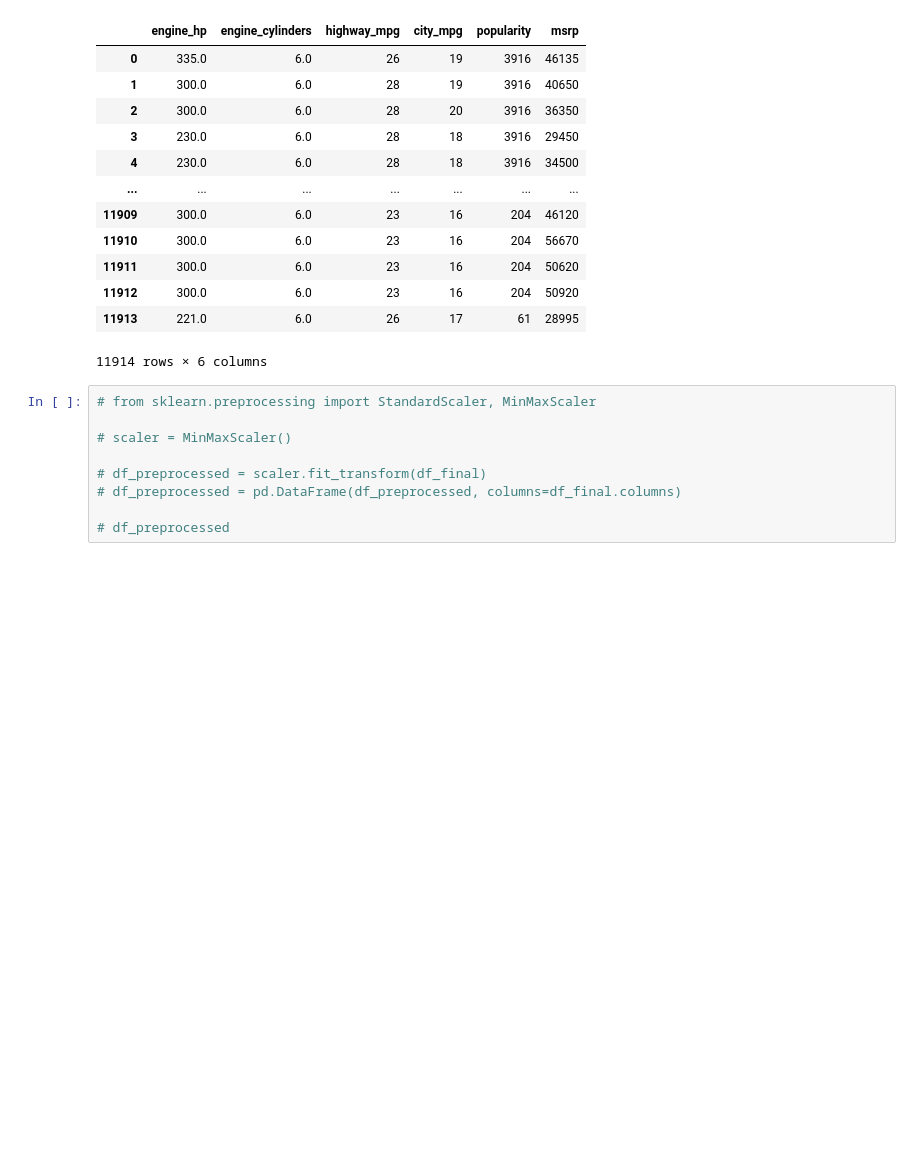
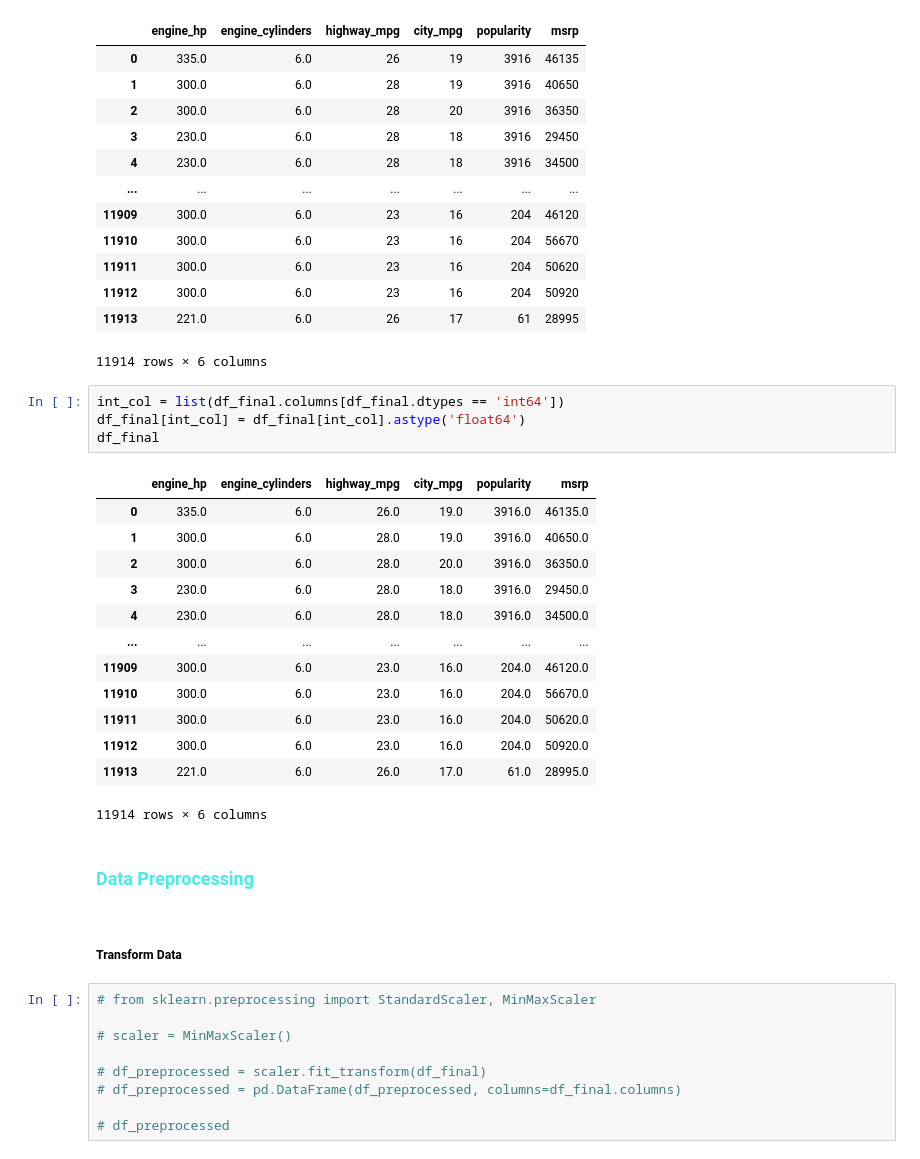
Before and after one commit to afbudiman/ML-Notebook, a Jupyter notebook: car_price_prediction.ipynb, the cells around one changed output. Cells and saved outputs as stored; diff of their text form; blank space fills up the shorter version.

```diff
--- a/car_price_prediction.ipynb
+++ b/car_price_prediction.ipynb
@@ -166,6 +382,28 @@ df_final
 | 11912 | 300.0 | 6.0 | 23 | 16 | 204 | 50920 |
 | 11913 | 221.0 | 6.0 | 26 | 17 | 61 | 28995 |
 11914 rows × 6 columns
+# %%
+int_col = list(df_final.columns[df_final.dtypes == 'int64'])
+df_final[int_col] = df_final[int_col].astype('float64')
+df_final
+# %% [output]
+|  | engine_hp | engine_cylinders | highway_mpg | city_mpg | popularity | msrp |
+| 0 | 335.0 | 6.0 | 26.0 | 19.0 | 3916.0 | 46135.0 |
+| 1 | 300.0 | 6.0 | 28.0 | 19.0 | 3916.0 | 40650.0 |
+| 2 | 300.0 | 6.0 | 28.0 | 20.0 | 3916.0 | 36350.0 |
+| 3 | 230.0 | 6.0 | 28.0 | 18.0 | 3916.0 | 29450.0 |
+| 4 | 230.0 | 6.0 | 28.0 | 18.0 | 3916.0 | 34500.0 |
+| ... | ... | ... | ... | ... | ... | ... |
+| 11909 | 300.0 | 6.0 | 23.0 | 16.0 | 204.0 | 46120.0 |
+| 11910 | 300.0 | 6.0 | 23.0 | 16.0 | 204.0 | 56670.0 |
+| 11911 | 300.0 | 6.0 | 23.0 | 16.0 | 204.0 | 50620.0 |
+| 11912 | 300.0 | 6.0 | 23.0 | 16.0 | 204.0 | 50920.0 |
+| 11913 | 221.0 | 6.0 | 26.0 | 17.0 | 61.0 | 28995.0 |
+11914 rows × 6 columns
+# %% [markdown]
+### **<p style="color:#4ceae5">Data Preprocessing</p>**
+# %% [markdown]
+##### Transform Data
 # %%
 # from sklearn.preprocessing import StandardScaler, MinMaxScaler
 
```
Also changed, not shown: parts of 43 cells of this notebook.
